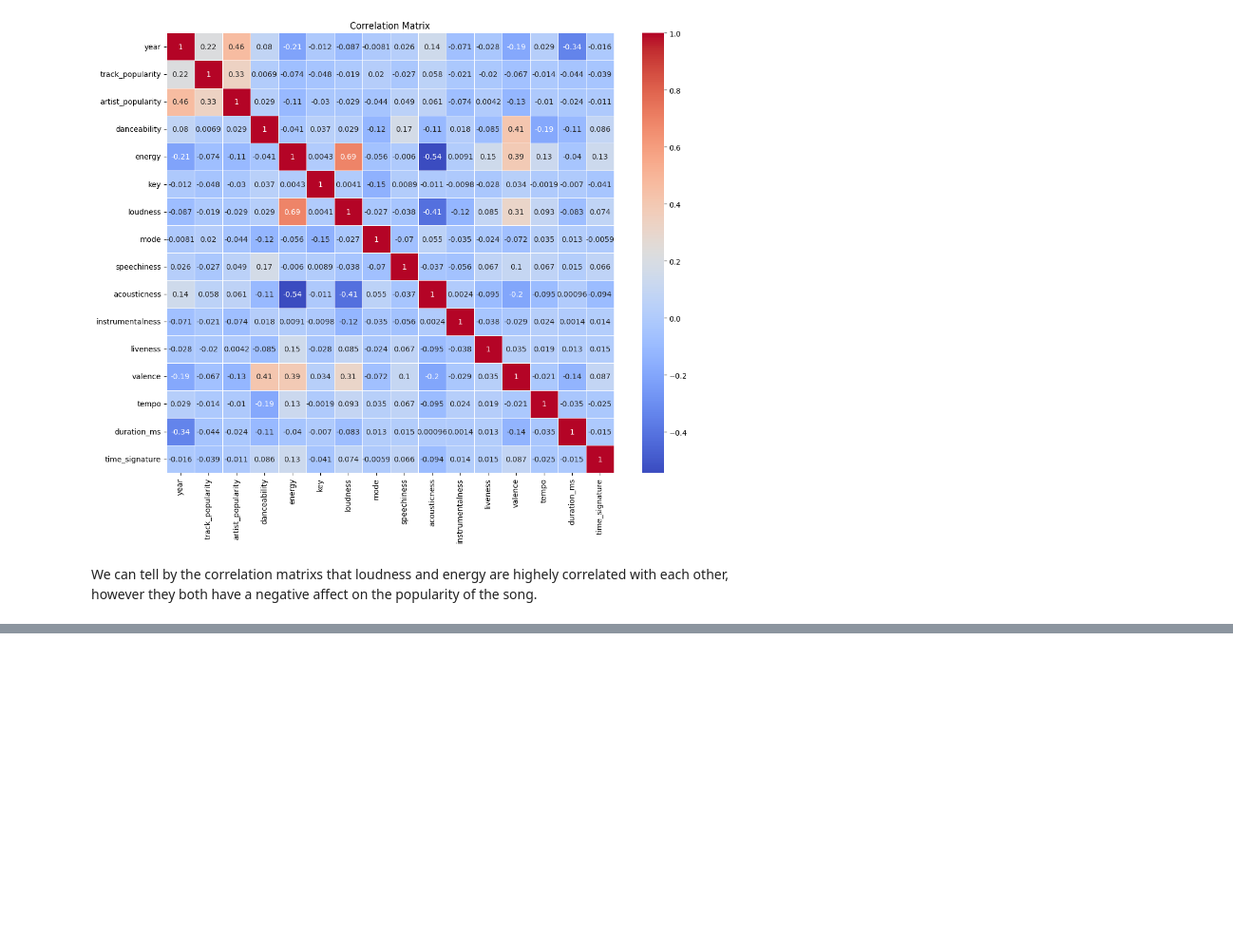
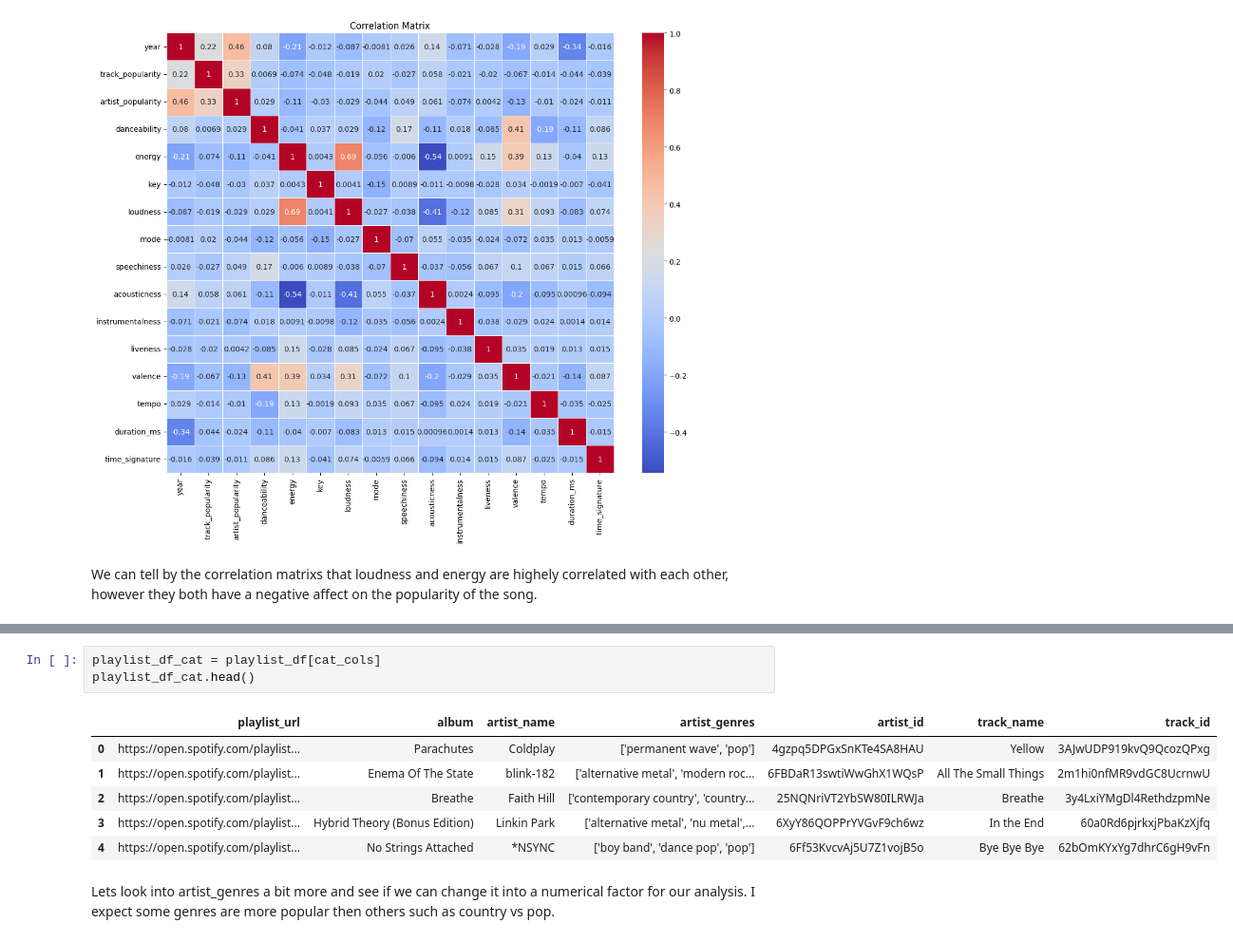
Before and after one commit to Topusaha/spotify-hit-predictor, a Jupyter notebook: EDA.ipynb, the cells around one changed output, grey strips where cells are left out. Shown at 95% size. Cells and saved outputs as stored; diff of their text form; blank space fills up the shorter version.

```diff
--- a/EDA.ipynb
+++ b/EDA.ipynb
@@ -163,0 +198,12 @@ We can tell by the correlation matrixs that loudness and energy are highely corr
+# %%
+playlist_df_cat = playlist_df[cat_cols]
+playlist_df_cat.head()
+# %% [output]
+|  | playlist_url | album | artist_name | artist_genres | artist_id | track_name | track_id |
+| 0 | https://open.spotify.com/playlist... | Parachutes | Coldplay | ['permanent wave', 'pop'] | 4gzpq5DPGxSnKTe4SA8HAU | Yellow | 3AJwUDP919kvQ9QcozQPxg |
+| 1 | https://open.spotify.com/playlist... | Enema Of The State | blink-182 | ['alternative metal', 'modern roc... | 6FBDaR13swtiWwGhX1WQsP | All The Small Things | 2m1hi0nfMR9vdGC8UcrnwU |
+| 2 | https://open.spotify.com/playlist... | Breathe | Faith Hill | ['contemporary country', 'country... | 25NQNriVT2YbSW80ILRWJa | Breathe | 3y4LxiYMgDl4RethdzpmNe |
+| 3 | https://open.spotify.com/playlist... | Hybrid Theory (Bonus Edition) | Linkin Park | ['alternative metal', 'nu metal',... | 6XyY86QOPPrYVGvF9ch6wz | In the End | 60a0Rd6pjrkxjPbaKzXjfq |
+| 4 | https://open.spotify.com/playlist... | No Strings Attached | *NSYNC | ['boy band', 'dance pop', 'pop'] | 6Ff53KvcvAj5U7Z1vojB5o | Bye Bye Bye | 62bOmKYxYg7dhrC6gH9vFn |
+# %% [markdown]
+Lets look into artist_genres a bit more and see if we can change it into a numerical factor for our analysis. I expect some genres are more popular then others such as country vs pop.
```
Also changed, not shown: parts of 13 cells of this notebook.
